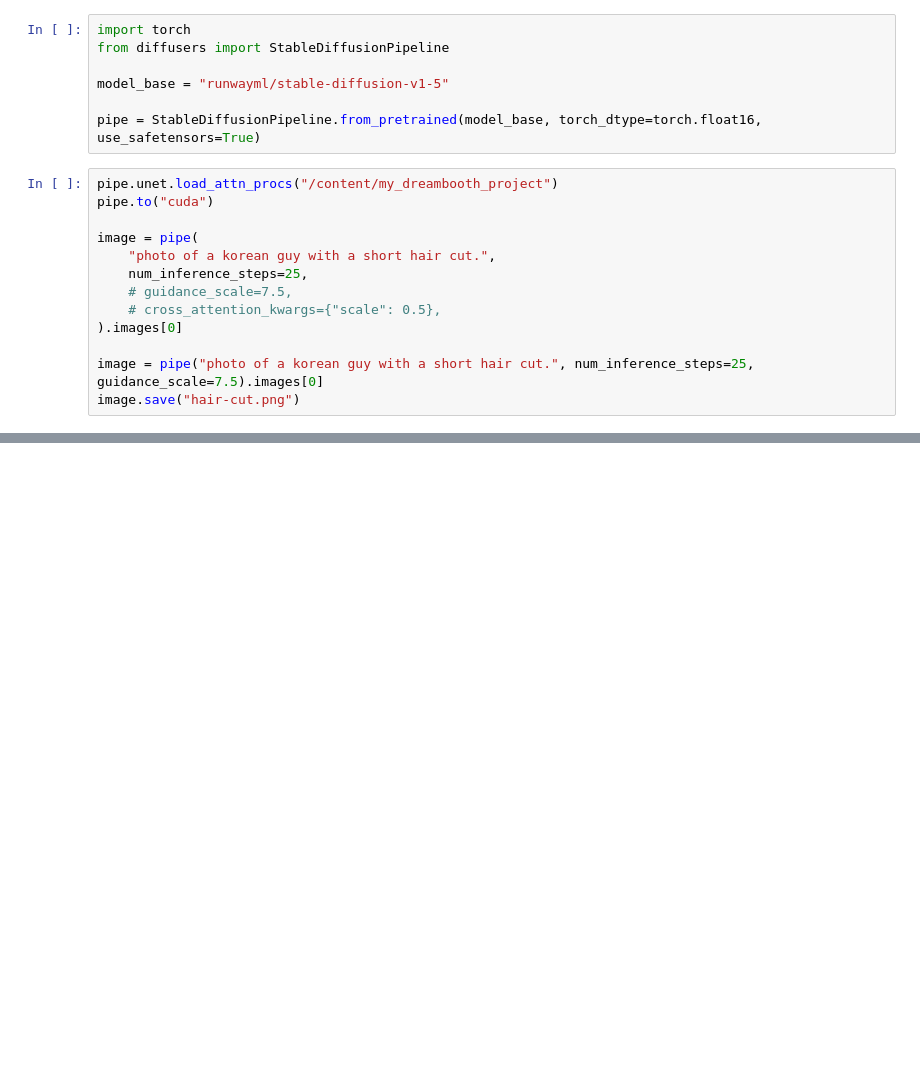
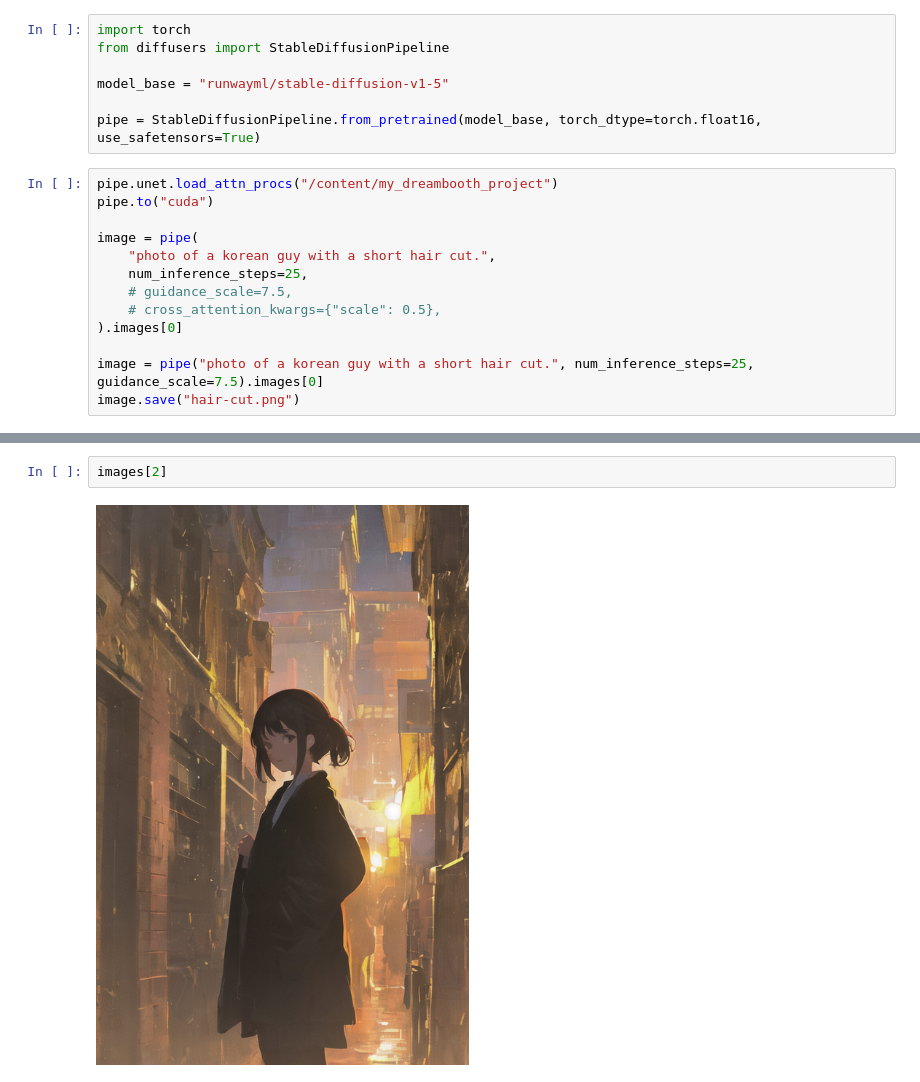
Before and after one commit to JSJeong-me/Stable_Diffusion, a Jupyter notebook: AutoTrain_Dreambooth.ipynb, the cells around one changed output, grey strips where cells are left out. Saved outputs shown, nothing was run; the diff lists cells and outputs as text; blank space fills up the shorter version.

```diff
--- a/AutoTrain_Dreambooth.ipynb
+++ b/AutoTrain_Dreambooth.ipynb
@@ -151,0 +201,4 @@ image.save("hair-cut.png")
+# %%
+images[2]
+# %% [output]
+[figure, added]
```
Also changed, not shown: parts of 7 cells of this notebook.
